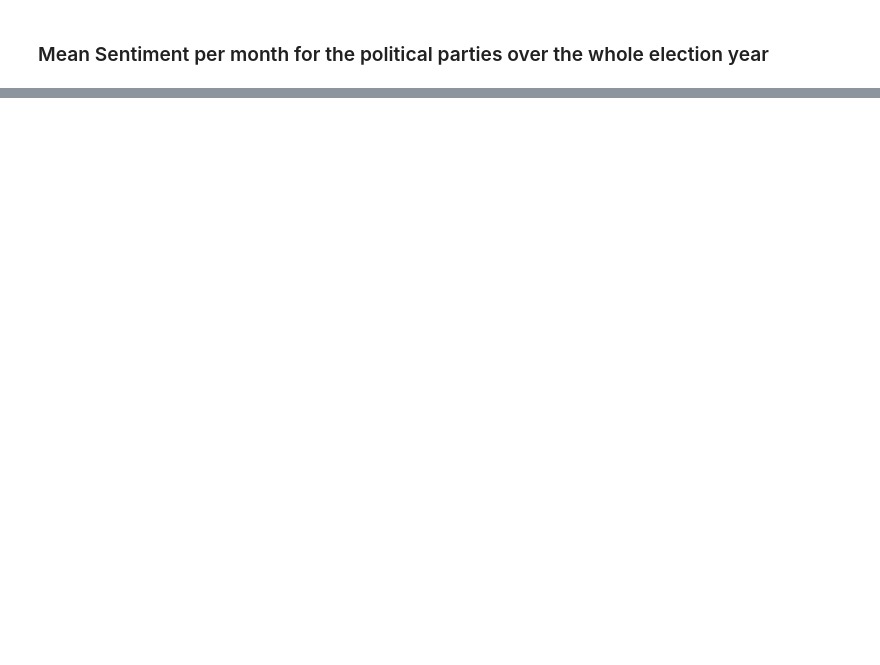
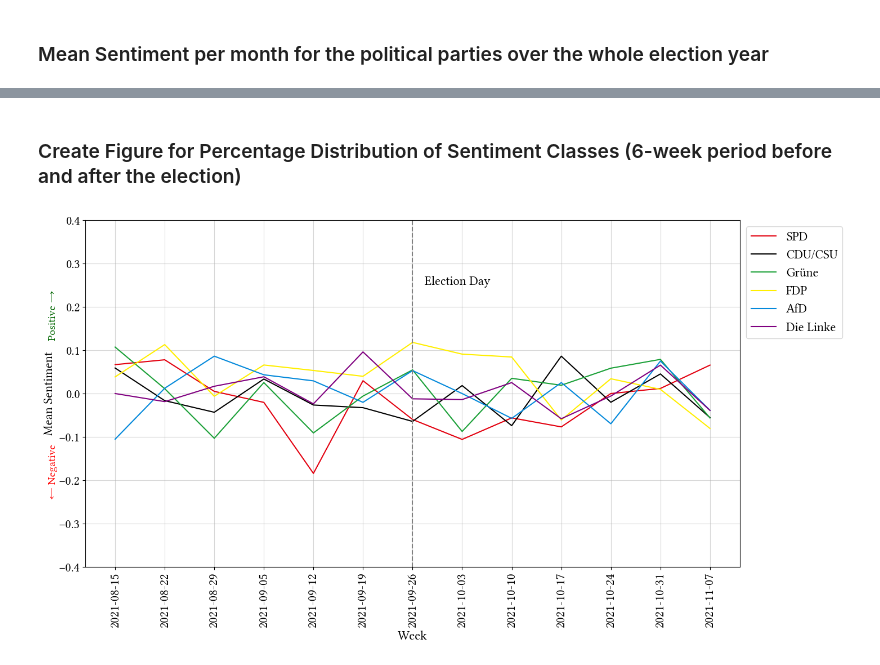
Before and after one commit to NilsHellwig/Twitter_German_Federal_Election_Perception_2021, a Jupyter notebook: 06 Dataset Analysis with Model/create_plots.ipynb, the cells around one changed output, grey strips where cells are left out. Saved outputs shown, nothing was run; the diff lists cells and outputs as text; code cells hidden in the pictures; blank space fills up the shorter version.

```diff
--- a/06 Dataset Analysis with Model/create_plots.ipynb
+++ b/06 Dataset Analysis with Model/create_plots.ipynb
@@ -73,2 +80,5 @@ plot_sentiment(df, filename)
 # %% [markdown]
 ### Mean Sentiment per month for the political parties over the whole election year
+# %%
+df['month'] = pd.DatetimeIndex(df['date']).month
+month_sentiment_df = df.pivot_table(index=['party', 'month'], values='sentiment_value', aggfunc='mean').reset_index()
@@ -74,0 +90,14 @@ plot_sentiment(df, filename)
+# %% [markdown]
+### Create Figure for Percentage Distribution of Sentiment Classes (6-week period before and after the election)
+# %%
+weeks_election_df = df.copy()
+weeks_election_df['date'] = pd.to_datetime(weeks_election_df['date'])
+weeks_election_df = weeks_election_df[weeks_election_df['date'].between('2021-08-15', '2021-11-07')]
+weeks_election_df['week'] = weeks_election_df['date'].dt.isocalendar().week
+weeks_election_df['first_day_week'] = weeks_election_df['week'].apply(lambda x: datetime.strptime(f'2021-W{x+1}-0', '%Y-W%U-%w').strftime('%Y-%m-%d'))
+weeks_election_df = weeks_election_df.pivot_table(index=['party', 'week', 'first_day_week'], values='sentiment_value', aggfunc='mean').reset_index()
+# %%
+filename = PLOTS_PATH + "mean_sentiment_parties_6_weeks"
+plot_sentiment_line_graph_for_each_month_6_week(weeks_election_df, filename)
+# %% [output]
+[figure, added]
```
Also changed, not shown: parts of 9 cells of this notebook, 13 other files.
